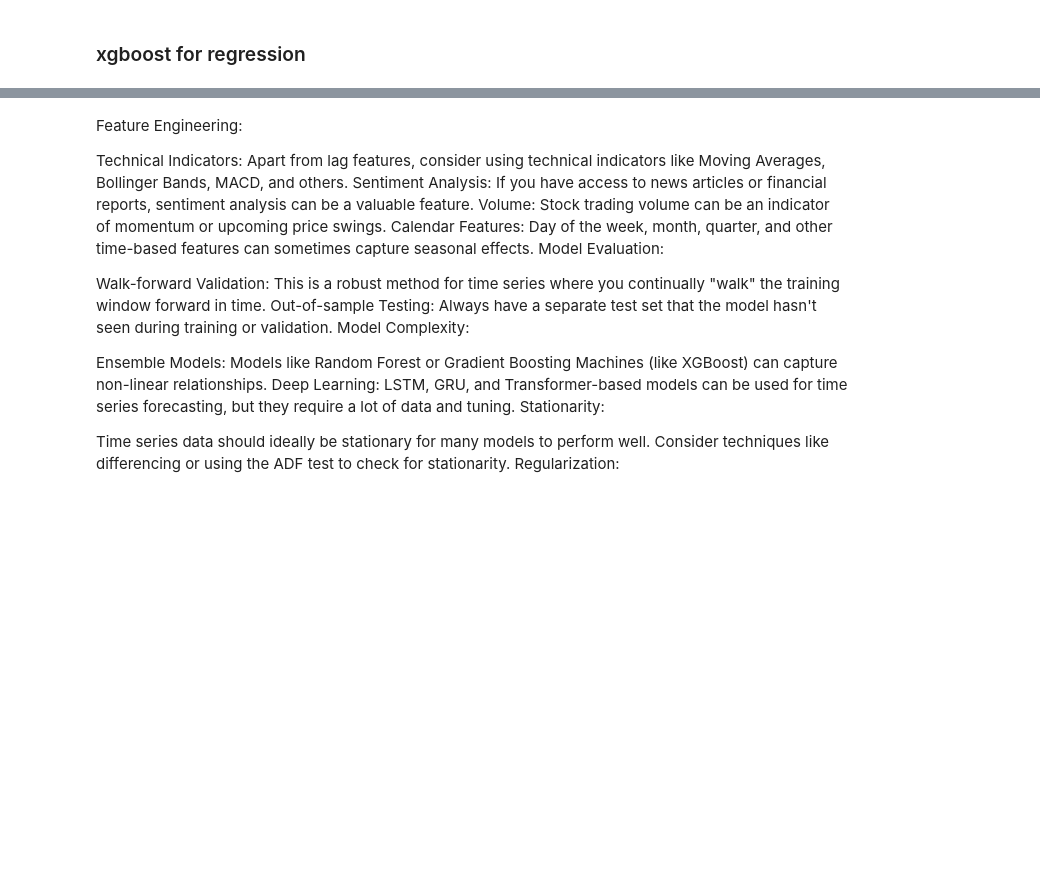
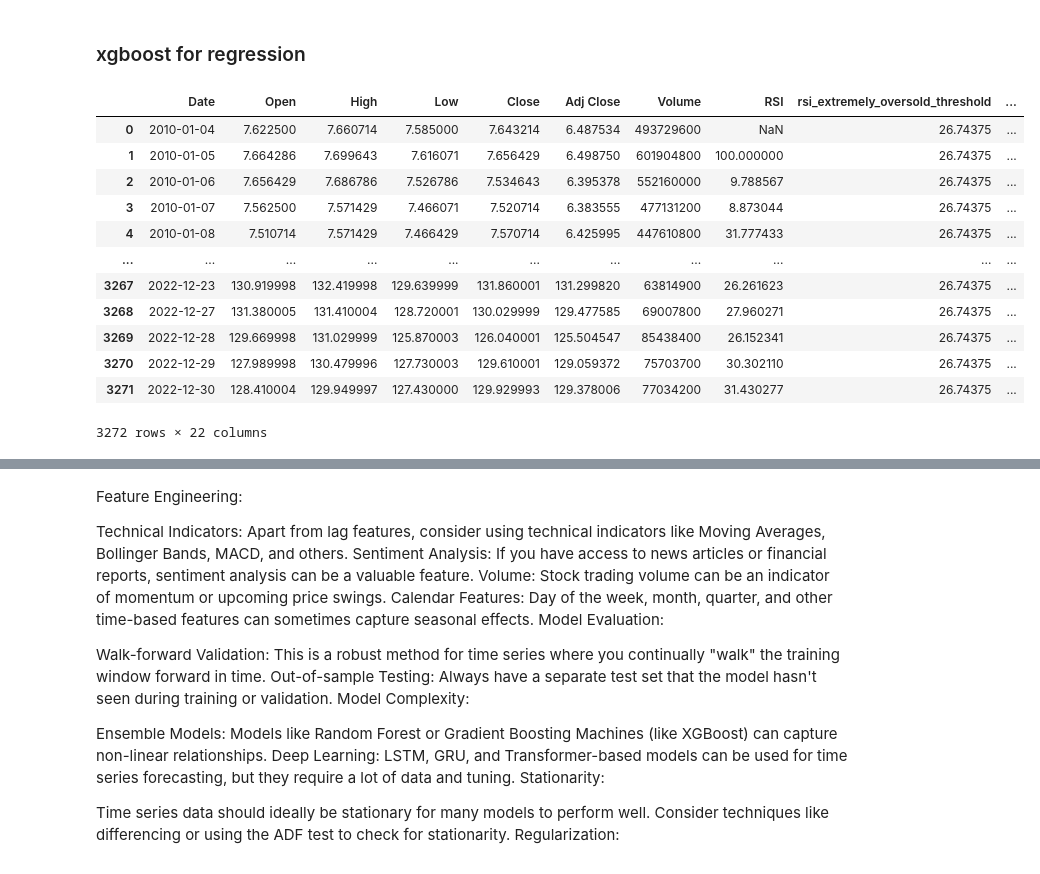
Before and after one commit to howie-zeng/Analyzing-Retail-Sentiment-and-Detecting-Trading-Signals, a Jupyter notebook: Stock_Analysis_Prediction/Stock/time_series_model.ipynb, the cells around one changed output, grey strips where cells are left out. Cells and saved outputs as stored; diff of their text form; code cells hidden in the pictures; blank space fills up the shorter version.

```diff
--- a/Stock_Analysis_Prediction/Stock/time_series_model.ipynb
+++ b/Stock_Analysis_Prediction/Stock/time_series_model.ipynb
@@ -212,3 +212,19 @@ plot_confusion_matrix(true_values, predictions, labels_order)
 NameError: name 'plot_confusion_matrix' is not defined
 # %% [markdown]
 ### xgboost for regression
+# %%
+stock_data[stock].copy()
+# %% [output]
+|  | Date | Open | High | Low | Close | Adj Close | Volume | RSI | rsi_extremely_oversold_threshold | ... |
+| 0 | 2010-01-04 | 7.622500 | 7.660714 | 7.585000 | 7.643214 | 6.487534 | 493729600 | NaN | 26.74375 | ... |
+| 1 | 2010-01-05 | 7.664286 | 7.699643 | 7.616071 | 7.656429 | 6.498750 | 601904800 | 100.000000 | 26.74375 | ... |
+| 2 | 2010-01-06 | 7.656429 | 7.686786 | 7.526786 | 7.534643 | 6.395378 | 552160000 | 9.788567 | 26.74375 | ... |
+| 3 | 2010-01-07 | 7.562500 | 7.571429 | 7.466071 | 7.520714 | 6.383555 | 477131200 | 8.873044 | 26.74375 | ... |
+| 4 | 2010-01-08 | 7.510714 | 7.571429 | 7.466429 | 7.570714 | 6.425995 | 447610800 | 31.777433 | 26.74375 | ... |
+| ... | ... | ... | ... | ... | ... | ... | ... | ... | ... | ... |
+| 3267 | 2022-12-23 | 130.919998 | 132.419998 | 129.639999 | 131.860001 | 131.299820 | 63814900 | 26.261623 | 26.74375 | ... |
+| 3268 | 2022-12-27 | 131.380005 | 131.410004 | 128.720001 | 130.029999 | 129.477585 | 69007800 | 27.960271 | 26.74375 | ... |
+| 3269 | 2022-12-28 | 129.669998 | 131.029999 | 125.870003 | 126.040001 | 125.504547 | 85438400 | 26.152341 | 26.74375 | ... |
+| 3270 | 2022-12-29 | 127.989998 | 130.479996 | 127.730003 | 129.610001 | 129.059372 | 75703700 | 30.302110 | 26.74375 | ... |
+| 3271 | 2022-12-30 | 128.410004 | 129.949997 | 127.430000 | 129.929993 | 129.378006 | 77034200 | 31.430277 | 26.74375 | ... |
+3272 rows × 22 columns
```
Also changed, not shown: parts of 8 cells of this notebook.
